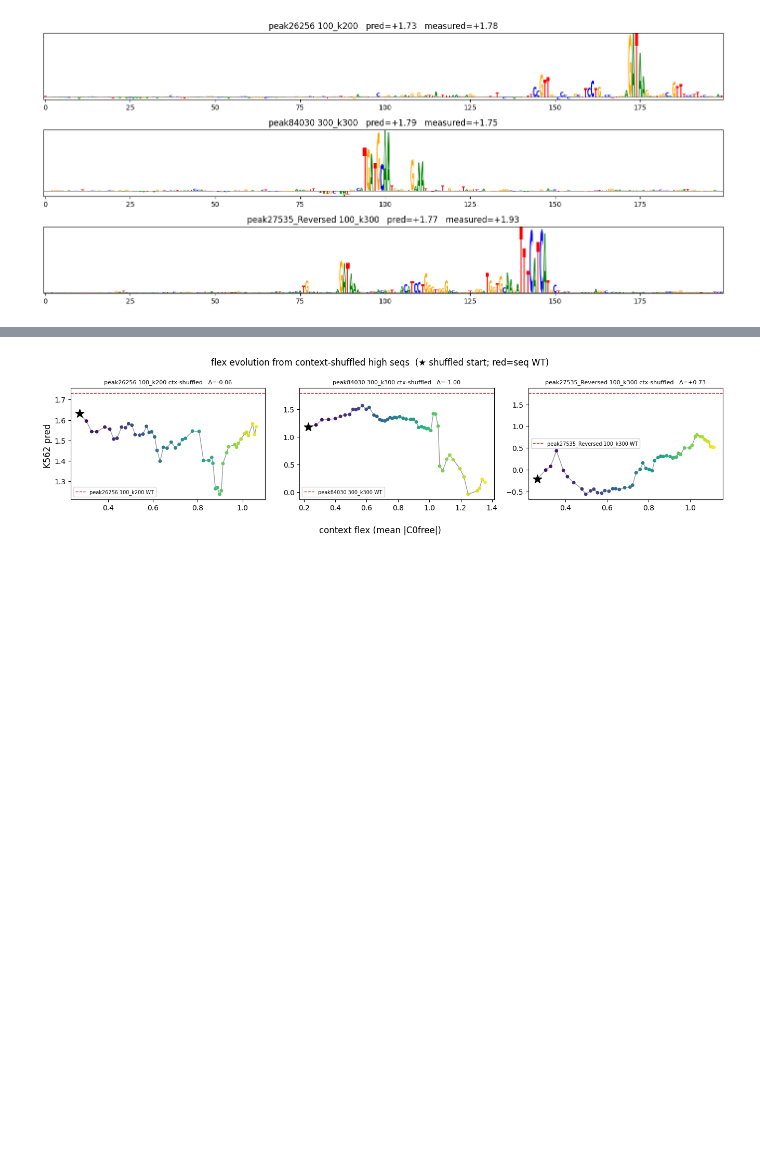
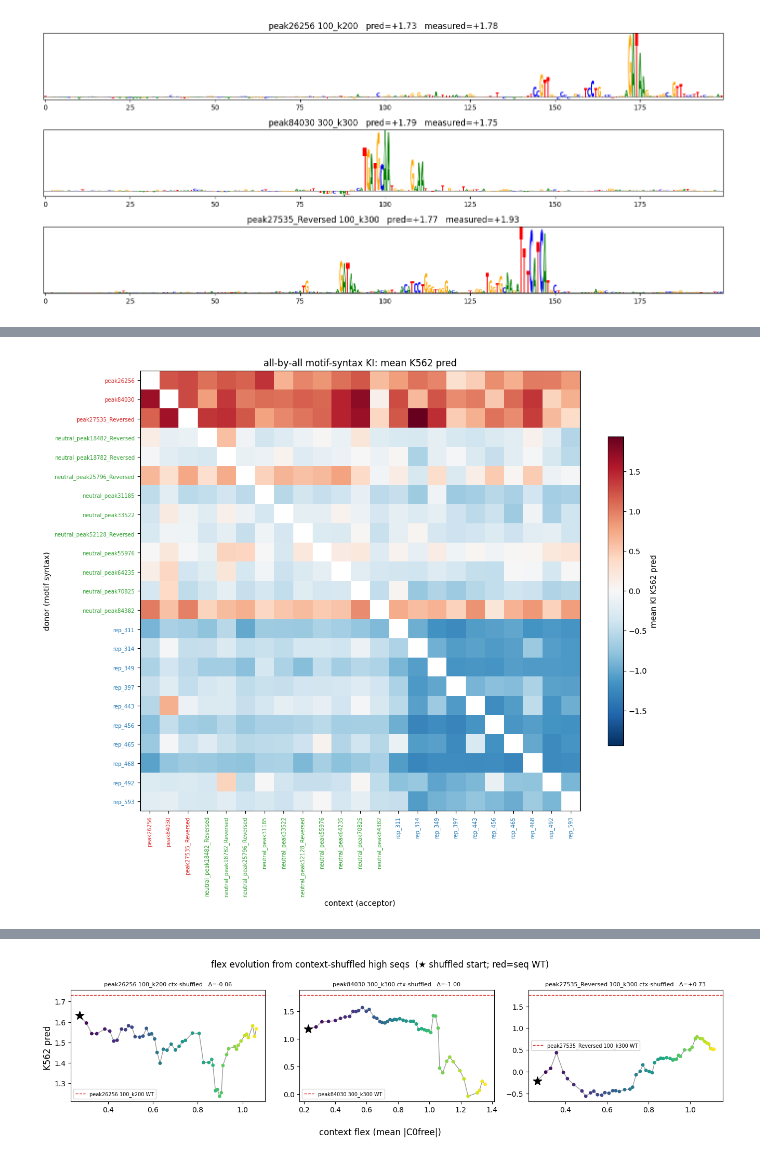
Before and after one commit to pabmantilla/SEAM_validate, a Jupyter notebook: mcs_k562/scripts/swap_experiment.ipynb, the cells around one changed output, grey strips where cells are left out. Saved outputs shown, nothing was run; the diff lists cells and outputs as text; code cells hidden in the pictures; blank space fills up the shorter version.

```diff
--- a/mcs_k562/scripts/swap_experiment.ipynb
+++ b/mcs_k562/scripts/swap_experiment.ipynb
@@ -175,3 +196,27 @@ fig.subplots_adjust(right=0.80)
+# %%
+# all-by-all: mean KI K562 pred (over the N reps) for donor d's motif syntax (row) knocked into context t (col).
+# diagonal = self (blank). tick labels colored by class: activating=red, neutral=green, repressing=blue.
+order = high + neutral + low
+M = np.full((len(order), len(order)), np.nan)
+for a, d in enumerate(order):
+    for b, t in enumerate(order):
+        if d != t:
+            M[a, b] = swap[d][t].mean()
+vmax = np.nanmax(np.abs(M))
+
+fig, ax = plt.subplots(figsize=(12, 10))
+im = ax.imshow(M, cmap="RdBu_r", vmin=-vmax, vmax=vmax, aspect="equal")
+ax.set_xticks(range(len(order))); ax.set_yticks(range(len(order)))
+ax.set_xticklabels([all_names[i] for i in order], rotation=90, fontsize=7)
+ax.set_yticklabels([all_names[i] for i in order], fontsize=7)
+for tl, i in zip(ax.get_xticklabels(), order): tl.set_color(ctx_color(i))
+for tl, i in zip(ax.get_yticklabels(), order): tl.set_color(ctx_color(i))
+ax.set_xlabel("context (acceptor)"); ax.set_ylabel("donor (motif syntax)")
+ax.set_title("all-by-all motif-syntax KI: mean K562 pred")
+fig.colorbar(im, ax=ax, shrink=0.7, label="mean KI K562 pred")
+plt.tight_layout()
+# %% [output]
+[figure, added]
 # %%
 # inspect one knock-in: donor WT (top), neutralized context (mid), KI (bottom).
 # all three are saturation-ISM logos (mean-centered across channels = hypothetical), so all obey PROJECT.
```
Also changed, not shown: parts of 8 cells of this notebook.
